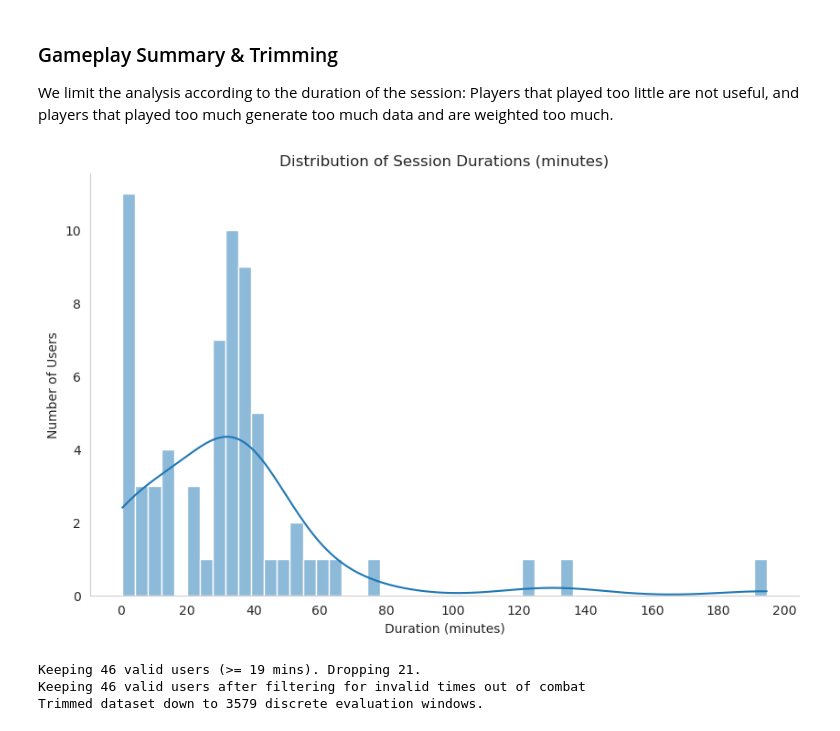
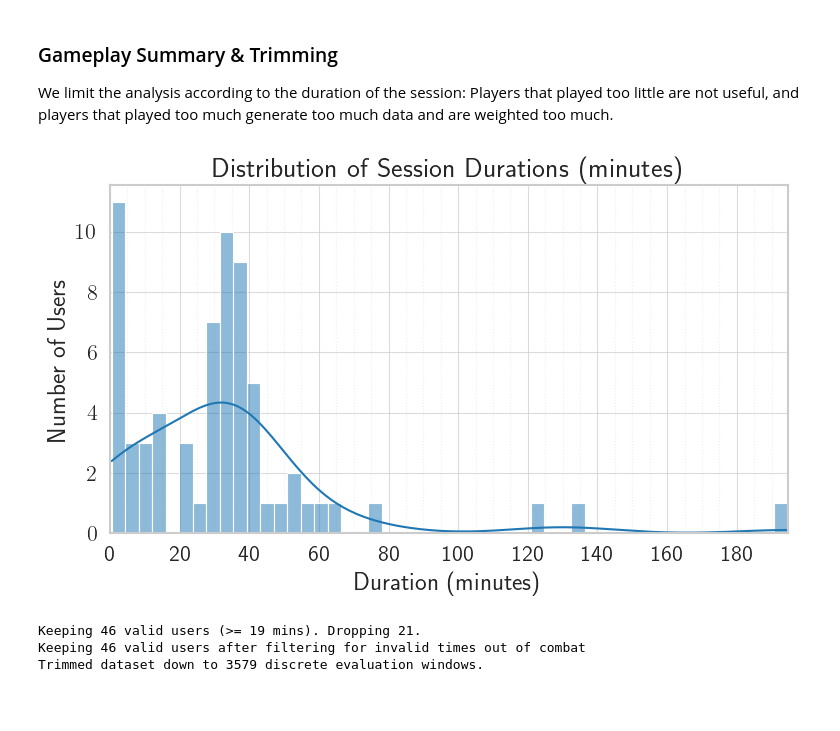
Before and after one commit to santimda/AURA_players-analysis, a Jupyter notebook: analysis.ipynb, the cells around one changed output. Cells and saved outputs as stored; diff of their text form; code cells hidden in the pictures; blank space fills up the shorter version.

Commit message:
Improved plots

```diff
--- a/analysis.ipynb
+++ b/analysis.ipynb
@@ -132,8 +135,8 @@ min         7.500000
 max       201.500000
 Name: total_time, dtype: float64
 # %%
-# We proceed to filter the users with more than 40% of bad data
-threshold = 0.1
+# We proceed to filter the users with more than 30% of bad data
+threshold = 0.3
 delta_t_tolerance = 1.0 # give a margin of 1 s just not to filter small differences
 
 invalid_mask = (df_telemetry['total_time'] - timestep).abs() > 1.0
@@ -209,27 +212,42 @@ We limit the analysis according to the duration of the session: Players that pla
 # %%
 # To decide the duration, we first plot a histogram of the session durations. We compute the total
 # duration for each user by counting the number of rows and multiplying by 30 seconds. Then we
 # convert that to minutes for easier interpretation.
 user_stats = df.groupby('userId').size().reset_index(name='total_rows')
 user_stats['duration_min'] = (user_stats['total_rows'] * timestep) / 60
 
 # Plot the distribution of session durations
-fig, ax = plt.subplots(figsize=(10, 6))
-sns.histplot(user_stats['duration_min'], bins=50, kde=True)
+fig, ax = plt.subplots(figsize=(8, 5))
+sns.histplot(user_stats['duration_min'], bins=50, kde=True, ax=ax)
 plt.title('Distribution of Session Durations (minutes)')
 plt.xlabel('Duration (minutes)')
 plt.ylabel('Number of Users')
 
-# Set ticks explicitly
-sns.despine()
-ax.xaxis.set_major_locator(MultipleLocator(20))
-ax.xaxis.set_minor_locator(MultipleLocator(5))
+# Calculate max duration for tick range
+max_duration = user_stats['duration_min'].max()
 
-plt.grid()
-plt.savefig(os.path.join(VIZ_DIR, 'session_duration_distribution.png'))
+# Set major ticks every 20 minutes
+major_ticks = np.arange(0, max_duration + 20, 20)
+ax.set_xticks(major_ticks)
+
+# Set minor ticks every 5 minutes
+minor_ticks = np.arange(0, max_duration + 20, 5)
+ax.set_xticks(minor_ticks, minor=True)
+
+# Set x-axis limits
+ax.set_xlim(0, max_duration * 1.001)
+
+# Format tick labels (optional)
+ax.xaxis.set_major_formatter(plt.FuncFormatter(lambda x, p: f'{int(x)}'))
+
+ax.grid(True, which='major', linestyle='-', alpha=0.7)
+ax.grid(True, which='minor', linestyle=':', alpha=0.3)
+
+plt.tight_layout()
+plt.savefig(os.path.join(VIZ_DIR, 'session_duration_distribution.png'), dpi=200, bbox_inches='tight')
 plt.show()
 # %% [output]
-[figure, old version]
+[figure, new version]
 # %%
 # Based on the histogram, we will remove a population of users that played less than 20 minutes.
 # For the tail of users that played more than 60 minutes, we cap their data at 60 minutes to
```
Also changed, not shown: parts of 11 cells of this notebook, 9 other files.
